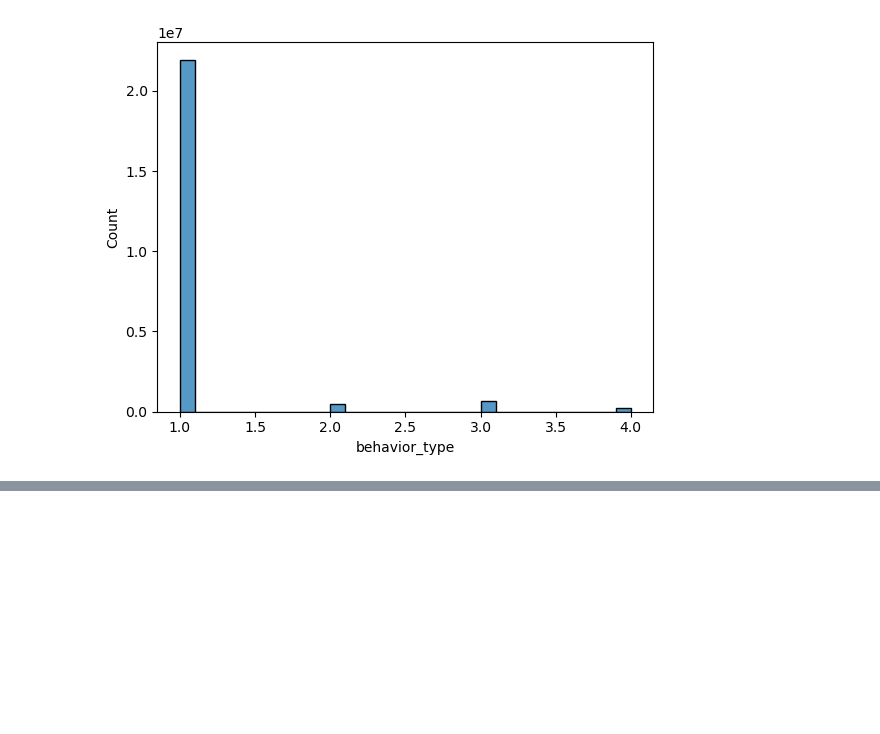
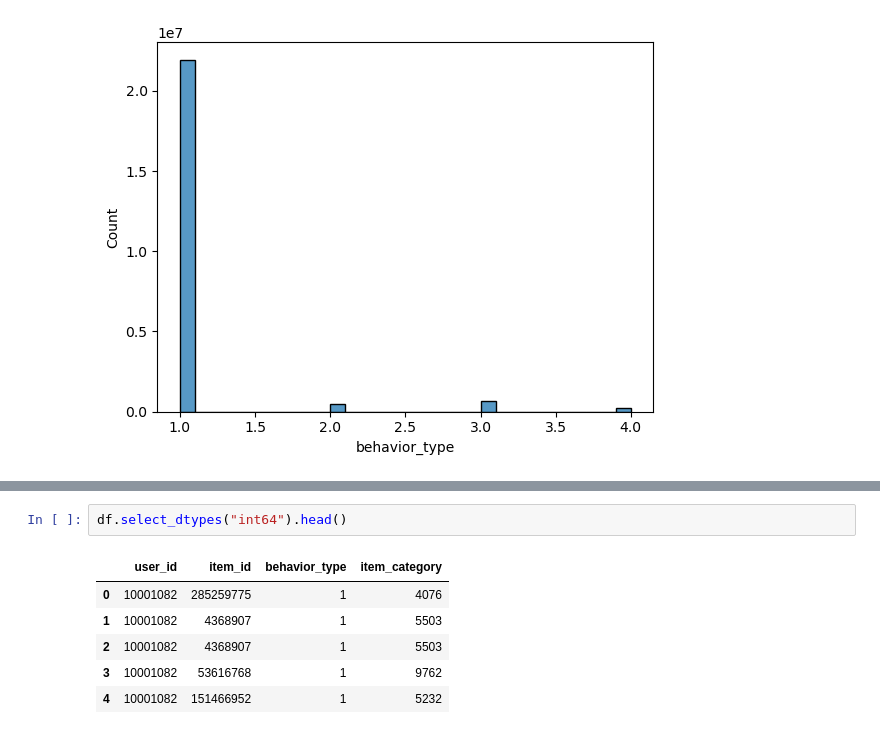
Before and after one commit to moran-mr/DataWizard, a Jupyter notebook: Exploratory Data Enlysis .ipynb, the cells around one changed output, grey strips where cells are left out. Drawn from its saved outputs; the diff is of its cells as text; blank space fills up the shorter version.

```diff
--- a/Exploratory Data Enlysis .ipynb
+++ b/Exploratory Data Enlysis .ipynb
@@ -65,0 +76,9 @@ plot.show()
+# %%
+df.select_dtypes("int64").head()
+# %% [output]
+|  | user_id | item_id | behavior_type | item_category |
+| 0 | 10001082 | 285259775 | 1 | 4076 |
+| 1 | 10001082 | 4368907 | 1 | 5503 |
+| 2 | 10001082 | 4368907 | 1 | 5503 |
+| 3 | 10001082 | 53616768 | 1 | 9762 |
+| 4 | 10001082 | 151466952 | 1 | 5232 |
```
Also changed, not shown: parts of 9 cells of this notebook.
